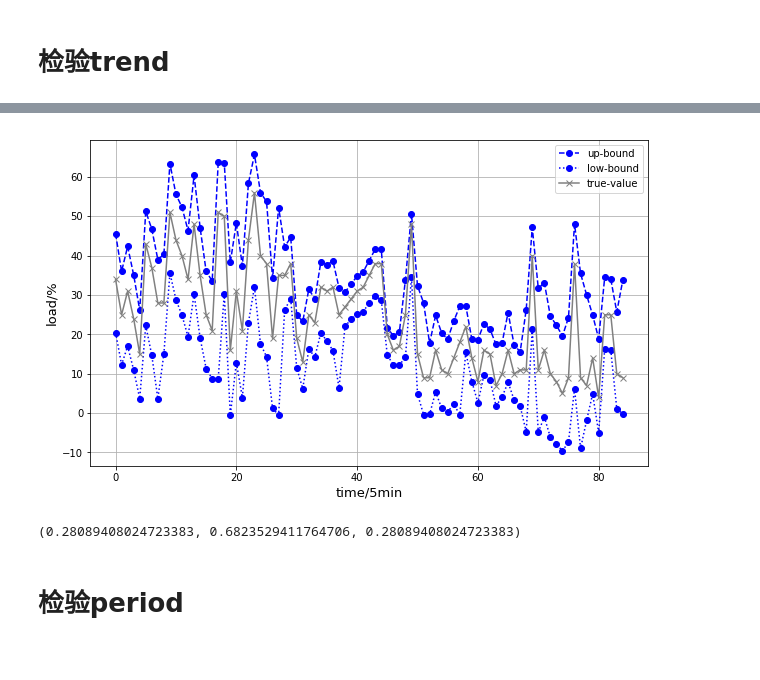
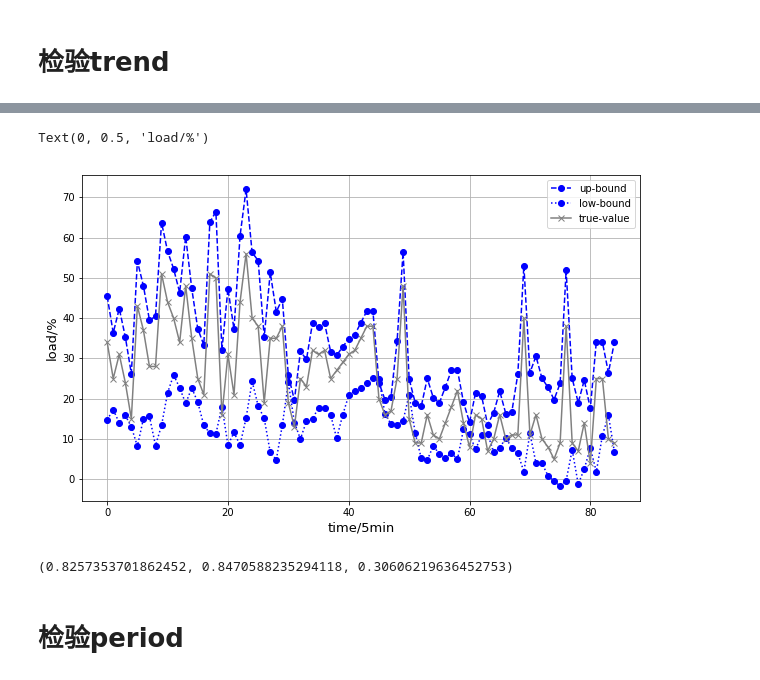
Before and after one commit to wzt3309/container-sim, a Jupyter notebook: predict/06_pso-svm_predict.ipynb, the cells around one changed output, grey strips where cells are left out. Cells and saved outputs as stored; diff of their text form; code cells hidden in the pictures.

Commit message:
update ipynb and make figure for article

```diff
--- a/predict/06_pso-svm_predict.ipynb
+++ b/predict/06_pso-svm_predict.ipynb
@@ -91,7 +91,7 @@ peu_train, peu_test = period_ts_up[:train_size], period_ts_up[train_size:]
 pel_train, pel_test = period_ts_low[:train_size], period_ts_low[train_size:]
 pe_train = np.array(period_ts[:train_size])
 # %%
-def split_to_xy(ts, d=range(1,4)):
+def split_to_xy(ts, d=range(3)):
     """将原时序数据转变为x,y两个数列,
     x（向量，每个分量x[i]滞后期为d[i]）作为svm回归的自变量
     """
@@ -116,7 +116,7 @@ def split_to_xy(ts, d=range(1,4)):
             y = np.append(y, ts[i])
     return x, y
 
-def cross_predict(train_u, test_u, train_l, test_l, svr_u, svr_l, d_u=(1,3), d_l=(1,3)):
+def cross_predict(train_u, test_u, train_l, test_l, svr_u, svr_l, d_u=(1,3), d_l=(3,)):
     """返回对测试集 test_u, test_l的上下界预测
     """
     xu_tr, yu_tr = split_to_xy(train_u, d=range(*d_u))
@@ -130,7 +130,7 @@ def cross_predict(train_u, test_u, train_l, test_l, svr_u, svr_l, d_u=(1,3), d_l
     pl = svr_l.predict(xl_te)
     return pu, pl, len(d_u)
 
-def cwcf(gamma_u, C_u, gamma_l, C_l, cv_t, cv_u, cv_l,cv=3, mu=0.6, eta=10, isplt=False):
+def cwcf(gamma_u, C_u, gamma_l, C_l, cv_t, cv_u, cv_l, cv=3, mu=0.9, eta=10, isplt=False):
     """计算交叉验证的cwc（区间覆盖宽度标准） picp（区间覆盖率） pinew（区间宽度）
     cv: 折数
     mu: 预测置信区间
@@ -183,7 +183,7 @@ def cwcf(gamma_u, C_u, gamma_l, C_l, cv_t, cv_u, cv_l,cv=3, mu=0.6, eta=10, ispl
         cwc_l.append(cwc)
     return np.array(cwc_l).mean(), np.array(picp_l).mean(), np.array(pinew_l).mean()
 
-def pso_fitf(x, cv_t, cv_u, cv_l, cv=3, mu=0.6, eta=10):
+def pso_fitf(x, cv_t, cv_u, cv_l, cv=3, mu=0.9, eta=10):
     """pso 优化的目标函数"""
     n_particles = x.shape[0]
     los = []
@@ -327,43 +315,44 @@ cwcf(*tr_pos, tr_train, tru_train, trl_train, isplt=True)
 # %%
 # 滞后期数列 d>1 因为不能用当前点预测当前点
 # svm gamma取值范围[0.0001, 1] C取值范围[1,30]，这个范围之后用在
 diff = 3
 xu_tr, yu_tr = split_to_xy(tru_train, d=range(diff))
 xu_te, yu_te = split_to_xy(tru_test, d=range(diff))
-svru = svm.SVR(gamma=tr_pos[0], C=tr_pos[1])
+svru = svm.SVR(gamma=0.001, C=20)
 svru.fit(xu_tr, yu_tr)
 pu = svru.predict(xu_te)
 
 plt.figure(figsize=(10,6))
 ax = plt.subplot(111)
 l1, = plt.plot(pu, color='blue', marker='o', linestyle='--')
 # plt.subplot(122)
 # plt.plot(yu_te, color='gray', linestyle='--')
 
 xl_tr, yl_tr = split_to_xy(trl_train, d=range(1,diff))
 xl_te, yl_te = split_to_xy(trl_test, d=range(1,diff))
-svrl = svm.SVR(gamma=tr_pos[2], C=tr_pos[3])
+svrl = svm.SVR(gamma=0.001, C=20)
 svrl.fit(xl_tr, yl_tr)
 pl = svrl.predict(xl_te)
 # plt.subplot(122)
 l2, = plt.plot(pl, color='blue', marker='o', linestyle=':')
 tmp = trend_ts[train_size+diff-1:]
 tmp.index = range(len(tmp))
 l3, = plt.plot(tmp, color='gray', marker='x')
 plt.grid()
 plt.legend(handles=[l1,l2,l3], labels=['up-bound','low-bound','true-value'], loc='upper right')
 ax.set_xlabel('time/5min',fontsize=13)
 ax.set_ylabel('load/%',fontsize=13)
-plt.savefig('./fig/3-9_b_tr_predict', dpi=600)
+# plt.savefig('./fig/3-9_b_tr_predict', dpi=600)
 # %% [output]
+Text(0, 0.5, 'load/%')
-[figure, old version]
+[figure, new version]
 # %%
 picp2 = me.picpf(tmp, pu, pl)
 pinew2 = me.pinewf(pu, pl)
 cwc2 = me.cwcf(picp2, pinew2)
 cwc2, picp2, pinew2
 # %% [output]
-(0.28089408024723383, 0.6823529411764706, 0.28089408024723383)
+(0.8257353701862452, 0.8470588235294118, 0.30606219636452753)
 # %% [markdown]
 # 检验period
 # %%
```
Also changed, not shown: parts of 20 cells of this notebook, 11 other files.
